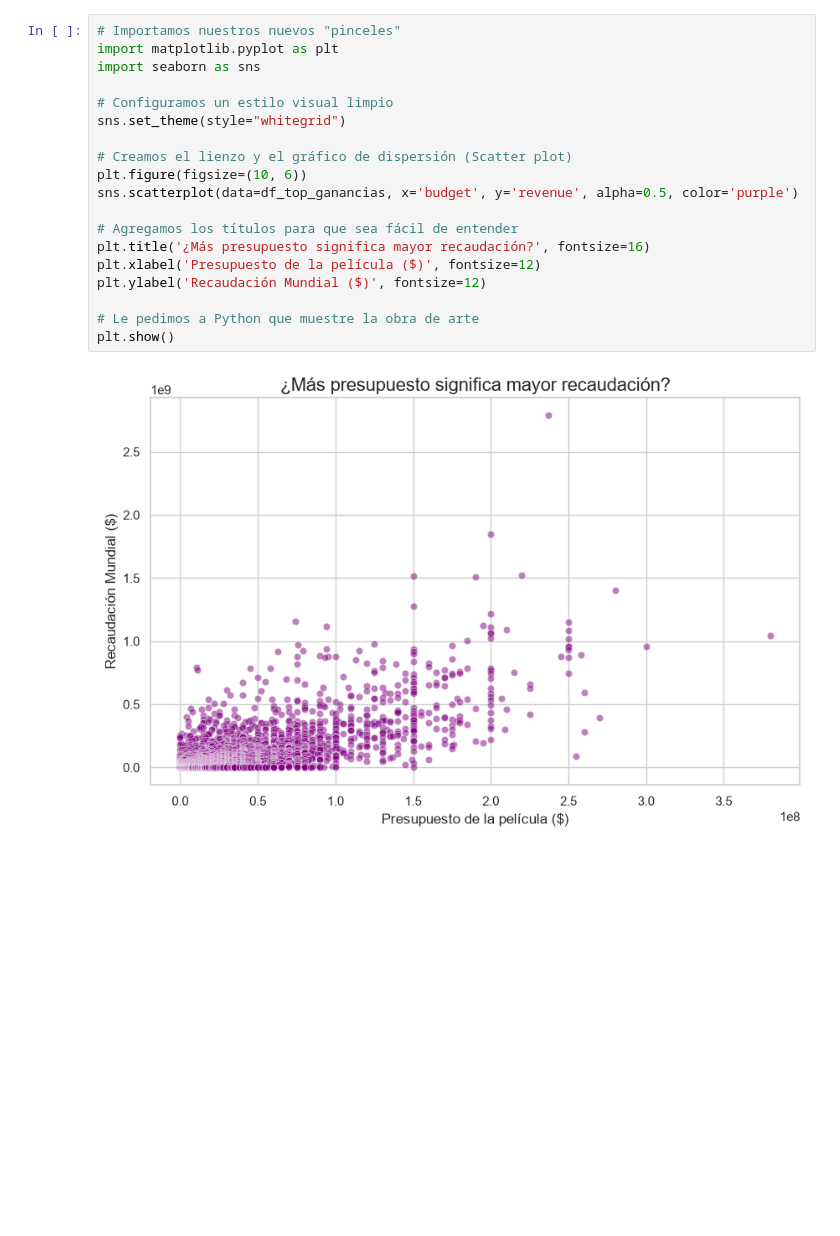
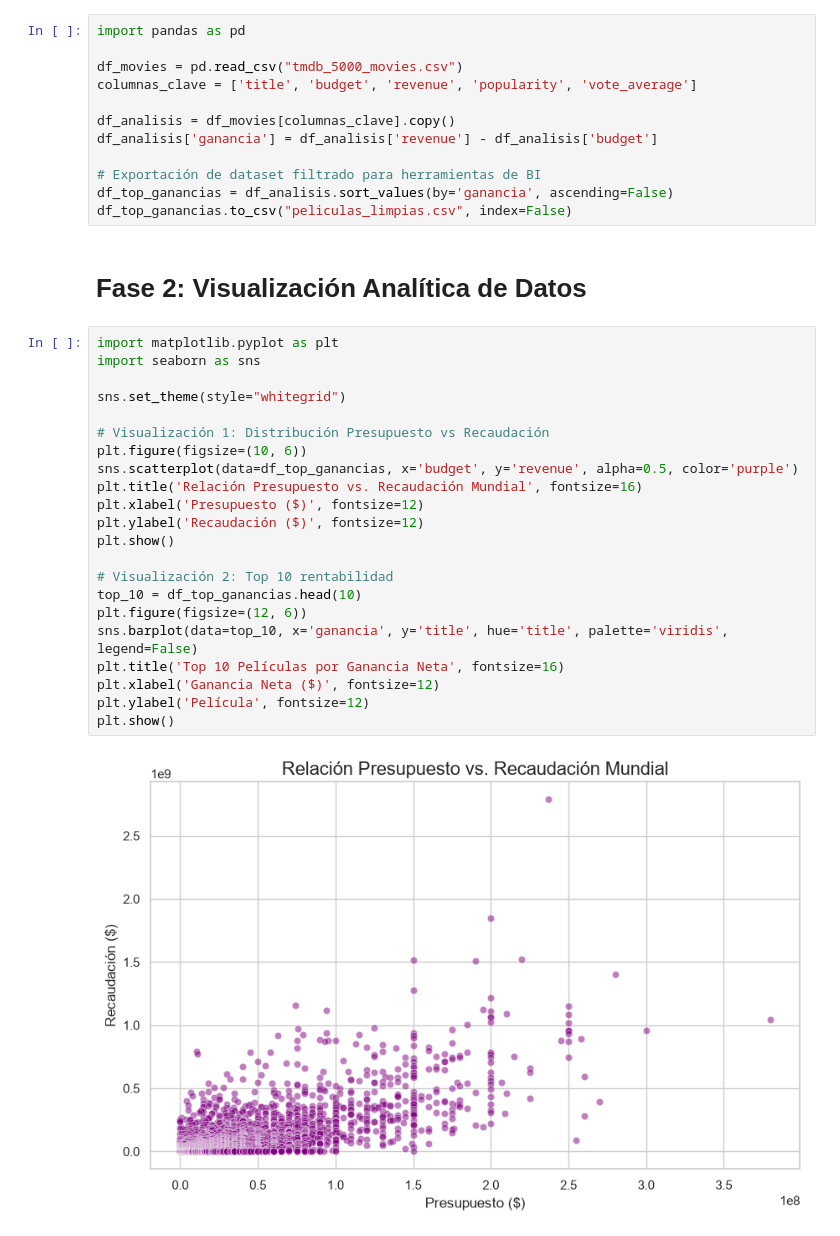
Before and after one commit to nachoescarlon/proyectos-ciencia-de-datos, a Jupyter notebook: analisis_cine.ipynb, the cells around one changed output. Cells and saved outputs as stored; diff of their text form; blank space fills up the shorter version.

```diff
--- a/analisis_cine.ipynb
+++ b/analisis_cine.ipynb
@@ -73,21 +3,38 @@ df_top_ganancias.to_csv("peliculas_limpias.csv", index=False)
+# %%
+import pandas as pd
+
+df_movies = pd.read_csv("tmdb_5000_movies.csv")
+columnas_clave = ['title', 'budget', 'revenue', 'popularity', 'vote_average']
+
+df_analisis = df_movies[columnas_clave].copy()
+df_analisis['ganancia'] = df_analisis['revenue'] - df_analisis['budget']
+
+# Exportación de dataset filtrado para herramientas de BI
+df_top_ganancias = df_analisis.sort_values(by='ganancia', ascending=False)
+df_top_ganancias.to_csv("peliculas_limpias.csv", index=False)
+# %% [markdown]
+# Fase 2: Visualización Analítica de Datos
 # %%
-# Importamos nuestros nuevos "pinceles"
 import matplotlib.pyplot as plt
 import seaborn as sns
 
-# Configuramos un estilo visual limpio
 sns.set_theme(style="whitegrid")
 
-# Creamos el lienzo y el gráfico de dispersión (Scatter plot)
+# Visualización 1: Distribución Presupuesto vs Recaudación
 plt.figure(figsize=(10, 6))
 sns.scatterplot(data=df_top_ganancias, x='budget', y='revenue', alpha=0.5, color='purple')
+plt.title('Relación Presupuesto vs. Recaudación Mundial', fontsize=16)
+plt.xlabel('Presupuesto ($)', fontsize=12)
+plt.ylabel('Recaudación ($)', fontsize=12)
+plt.show()
 
-# Agregamos los títulos para que sea fácil de entender
-plt.title('¿Más presupuesto significa mayor recaudación?', fontsize=16)
-plt.xlabel('Presupuesto de la película ($)', fontsize=12)
-plt.ylabel('Recaudación Mundial ($)', fontsize=12)
-
-# Le pedimos a Python que muestre la obra de arte
+# Visualización 2: Top 10 rentabilidad
+top_10 = df_top_ganancias.head(10)
+plt.figure(figsize=(12, 6))
+sns.barplot(data=top_10, x='ganancia', y='title', hue='title', palette='viridis', legend=False)
+plt.title('Top 10 Películas por Ganancia Neta', fontsize=16)
+plt.xlabel('Ganancia Neta ($)', fontsize=12)
+plt.ylabel('Película', fontsize=12)
 plt.show()
 # %% [output]
-[figure, old version]
+[figure, new version]
```
Also changed, not shown: parts of 22 cells of this notebook.
